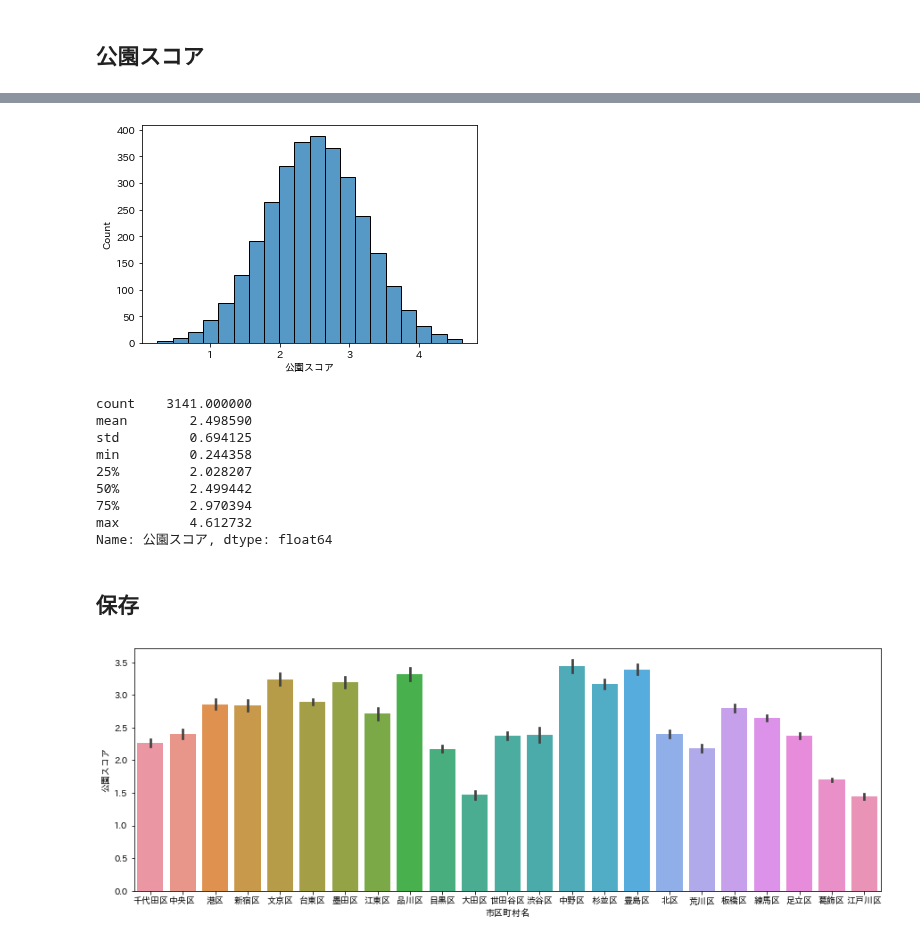
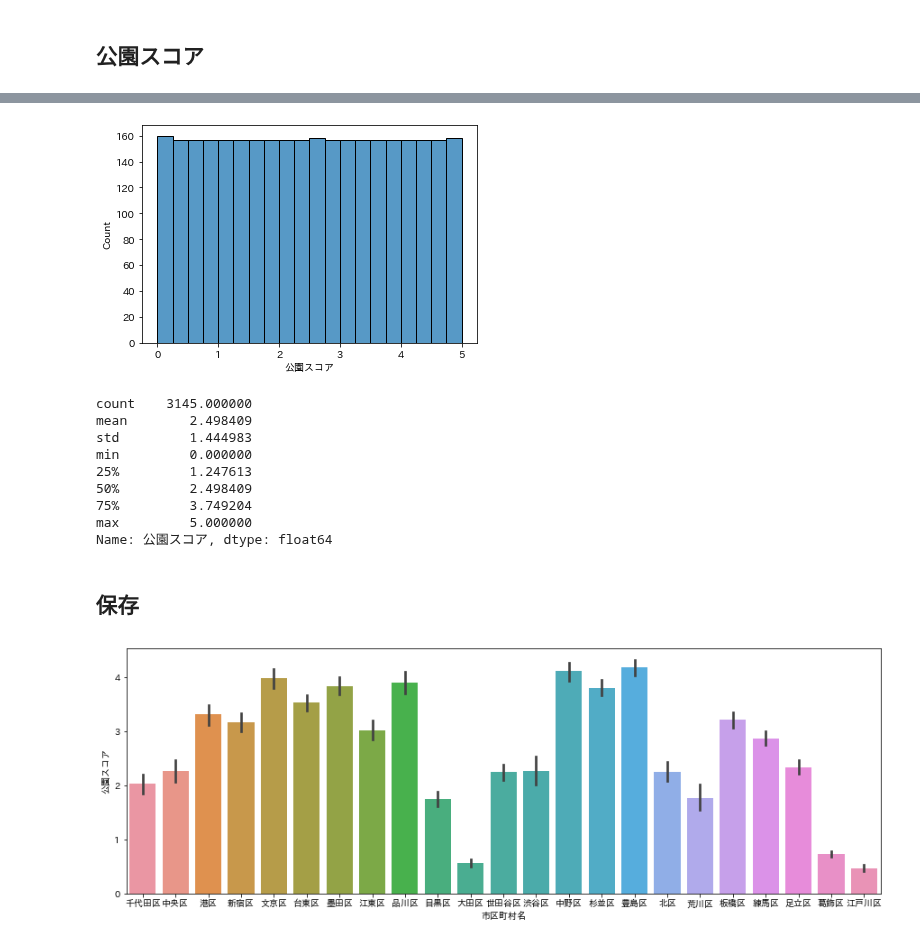
Before and after one commit to z-guard/analysis, a Jupyter notebook: notebooks/park.ipynb, the cells around one changed output, grey strips where cells are left out. Drawn from its saved outputs; the diff is of its cells as text; code cells hidden in the pictures.

```diff
--- a/notebooks/park.ipynb
+++ b/notebooks/park.ipynb
@@ -650,9 +587,17 @@ def rank_score(sr_data):
+# %%
+def rank_score(sr_data):
+    rank = sr_data.rank()
+    rmax = rank.max()
+    rmin = rank.min()
+    max_val = 5
+    x = (rank - rmin)/(rmax - rmin) * max_val
+    return np.clip(x, 0, max_val)
 # %% [markdown]
 ## 公園スコア
 # %%
 %%time
 # 近い5件の距離の平均
-df_pop_master['公園(平均距離)'] = get_value_of_nearest_facility(df_pop_master, df_park_master, '公園', 'mean', 5)
-# 1km以内の施設の数
-df_pop_master['公園(数)'] = get_value_of_nearest_facility(df_pop_master, df_park_master, '公園', 'count', 1)
+df_geo_master['公園(平均距離)'] = get_value_of_nearest_facility(df_geo_master, df_park_master, '公園', 'mean', 5)
+# 0.5km以内の施設の数
+df_geo_master['公園(数)'] = get_value_of_nearest_facility(df_geo_master, df_park_master, '公園', 'count', 0.5)
 # %% [output]
@@ -661 +614,4 @@ Wall time: 7min 23s
+# %%
+df_geo_master['公園(平均距離)'] = df_geo_master['公園(平均距離)'].fillna(df_geo_master['公園(平均距離)'].max())
+df_geo_master['公園(数)'] = df_geo_master['公園(数)'].fillna(0).astype(int)
 # %%
@@ -686,11 +642,11 @@ for feature_name in feature_list.keys():
 # %%
 score_list = []
 for key, value in feature_list.items():
-    df_pop_master[f'{key}レベル'] = rank_score(df_pop_master[key] * value['sort'])
-    score_list.append(df_pop_master[f'{key}レベル'] * value['weight'])
+    df_geo_master[f'{key}レベル'] = rank_score(df_geo_master[key] * value['sort'])
+    score_list.append(df_geo_master[f'{key}レベル'] * value['weight'])
 
 _tmp_score = pd.concat(score_list, axis=1).sum(axis=1, skipna=False)
-df_pop_master[score_name] = rank_score(_tmp_score)
+df_geo_master[score_name] = rank_score(_tmp_score)
 # %%
 sns.histplot(_tmp_score, bins=20)
 plt.show()
@@ -699,18 +655,18 @@ plt.show()
 # %%
-sns.histplot(df_pop_master[score_name], bins=20)
+sns.histplot(df_geo_master[score_name], bins=20)
 plt.show()
 # %% [output]
-[figure, old version]
+[figure, new version]
 # %%
-df_pop_master[score_name].describe()
+df_geo_master[score_name].describe()
 # %% [output]
-count    3141.000000
-mean        2.498590
-std         0.694125
-min         0.244358
-25%         2.028207
-50%         2.499442
-75%         2.970394
-max         4.612732
+count    3145.000000
+mean        2.498409
+std         1.444983
+min         0.000000
+25%         1.247613
+50%         2.498409
+75%         3.749204
+max         5.000000
 Name: 公園スコア, dtype: float64
 # %%
@@ -725,9 +681,9 @@ df_pop_master[
 # %%
 plt.figure(figsize=(15, 5))
-sns.barplot(x='市区町村名', y=score_name, data=df_pop_master)
+sns.barplot(x='市区町村名', y=score_name, data=df_geo_master)
 plt.show()
 # %% [output]
-[figure, old version]
+[figure, new version]
 # %%
 def get_score_top(df_data, target):
     df_level = df_data.copy()
```
Also changed, not shown: parts of 42 cells of this notebook.
